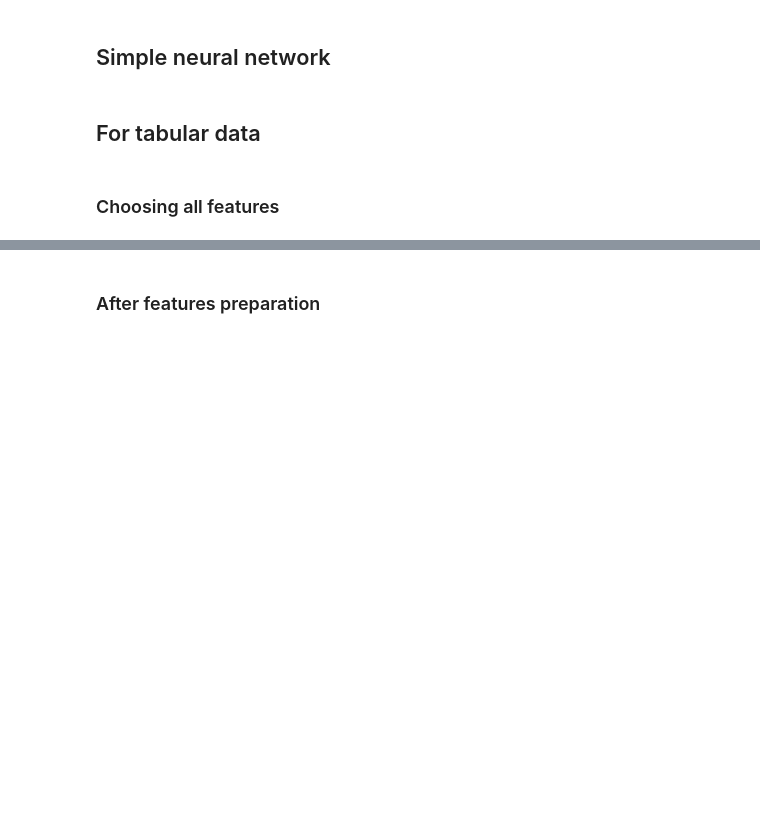
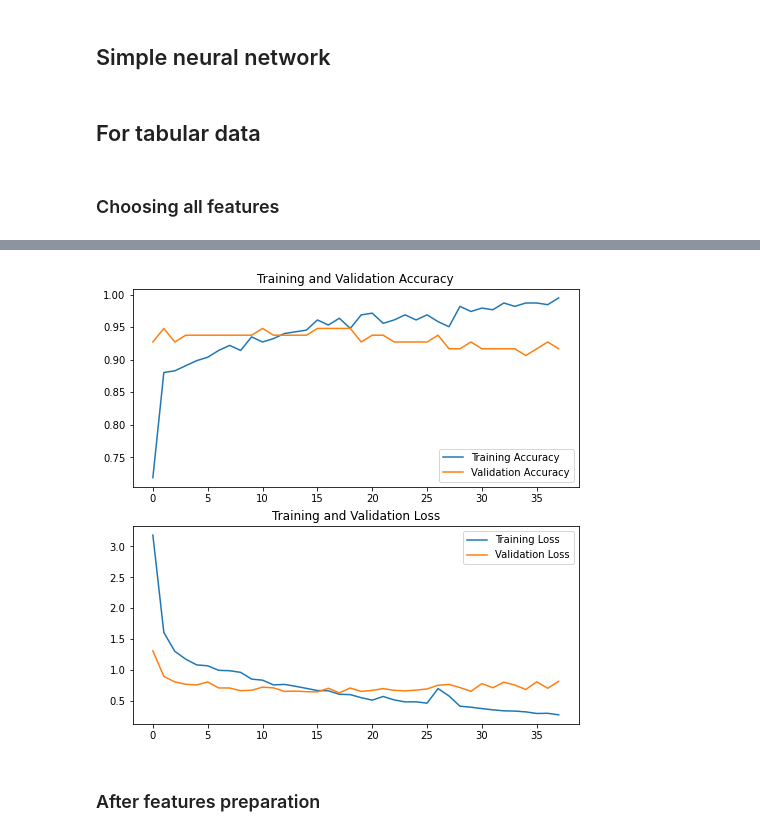
Before and after one commit to bateikoEd/object_recognition, a Jupyter notebook: Lab3/Lab3.ipynb, the cells around one changed output, grey strips where cells are left out. Saved outputs shown, nothing was run; the diff lists cells and outputs as text; code cells hidden in the pictures; blank space fills up the shorter version.

```diff
--- a/Lab3/Lab3.ipynb
+++ b/Lab3/Lab3.ipynb
@@ -1257,8 +1279,15 @@ config = tf.config.experimental.set_memory_growth(physical_devices[0], True)
 # %% [markdown]
 ### Choosing all features
+# %%
+class MyCallBack(tf.keras.callbacks.Callback):
+    def on_epoch_end(self, epoch, log={}):
+        if log.get('accuracy') > 0.99:
+            self.model.stop_training = True
+
+callback = MyCallBack()
 # %%
-df_train.to_csv('dataframes/train_with_labels_scalled.csv')
-df_test.to_csv('dataframes/test_with_labels_scalled.csv')
+# df_train.to_csv('dataframes/train_with_labels_scalled.csv')
+# df_test.to_csv('dataframes/test_with_labels_scalled.csv')
 
 #Train
 df_train_features = pd.read_csv('dataframes/train_with_labels_scalled.csv')
@@ -1269,4 +1298,7 @@ y_train = df_train_features['Label']
 df_test_features = pd.read_csv('dataframes/test_with_labels_scalled.csv')
 X_test = df_test_features.drop(['Label', 'image_name'], axis=1)
 y_test = df_test_features['Label']
+
+validation_split = 0.2
+X_train,X_validation, y_train, y_validation = train_test_split(X_train, y_train, test_size=validation_split, random_state=1)
 # %%
@@ -1326,0 +1328,28 @@ WARNING:tensorflow:Model was constructed with shape (None, 1, 18) for input Tens
+# %%
+%%time
+model1 = keras.Sequential([
+    keras.layers.Flatten(input_shape=(1,17)),
+    keras.layers.Dense(64, activation=tf.nn.relu),
+    keras.layers.Dense(3, activation=tf.nn.softmax)
+])
+opt = tf.keras.optimizers.Adam(
+    learning_rate=0.003, beta_1=0.9, beta_2=0.999, epsilon=1e-07, amsgrad=False,
+    name='Adam')
+
+loss = tf.keras.losses.SparseCategoricalCrossentropy(
+    from_logits=False, reduction=tf.keras.losses.Reduction.SUM,
+    name='sparse_categorical_crossentropy'
+)
+
+model1.compile(optimizer=opt,
+              loss=loss,
+              metrics=['accuracy'])
+epochs = 200
+batch_size = 5
+validation_split=0.2
+history = model1.fit(x=X_train,
+                     y=y_train,
+                     epochs=epochs,
+                     validation_split=validation_split,
+                     batch_size=batch_size,
+                    callbacks=[callback]) #validation_split=validation_split, batch_size=batch_size)
@@ -1326,0 +1374,4 @@ WARNING:tensorflow:Model was constructed with shape (None, 1, 18) for input Tens
+# %%
+model1.evaluate(X_validation, y_validation)
+plot_accuracy_loss_nn(history, epochs)
+# %% [output]
@@ -1327,3 +1379,4 @@ WARNING:tensorflow:Model was constructed with shape (None, 1, 18) for input Tens
+[figure, added]
 # %% [markdown]
 ### After features preparation
 # %%
```
Also changed, not shown: parts of 37 cells of this notebook.
